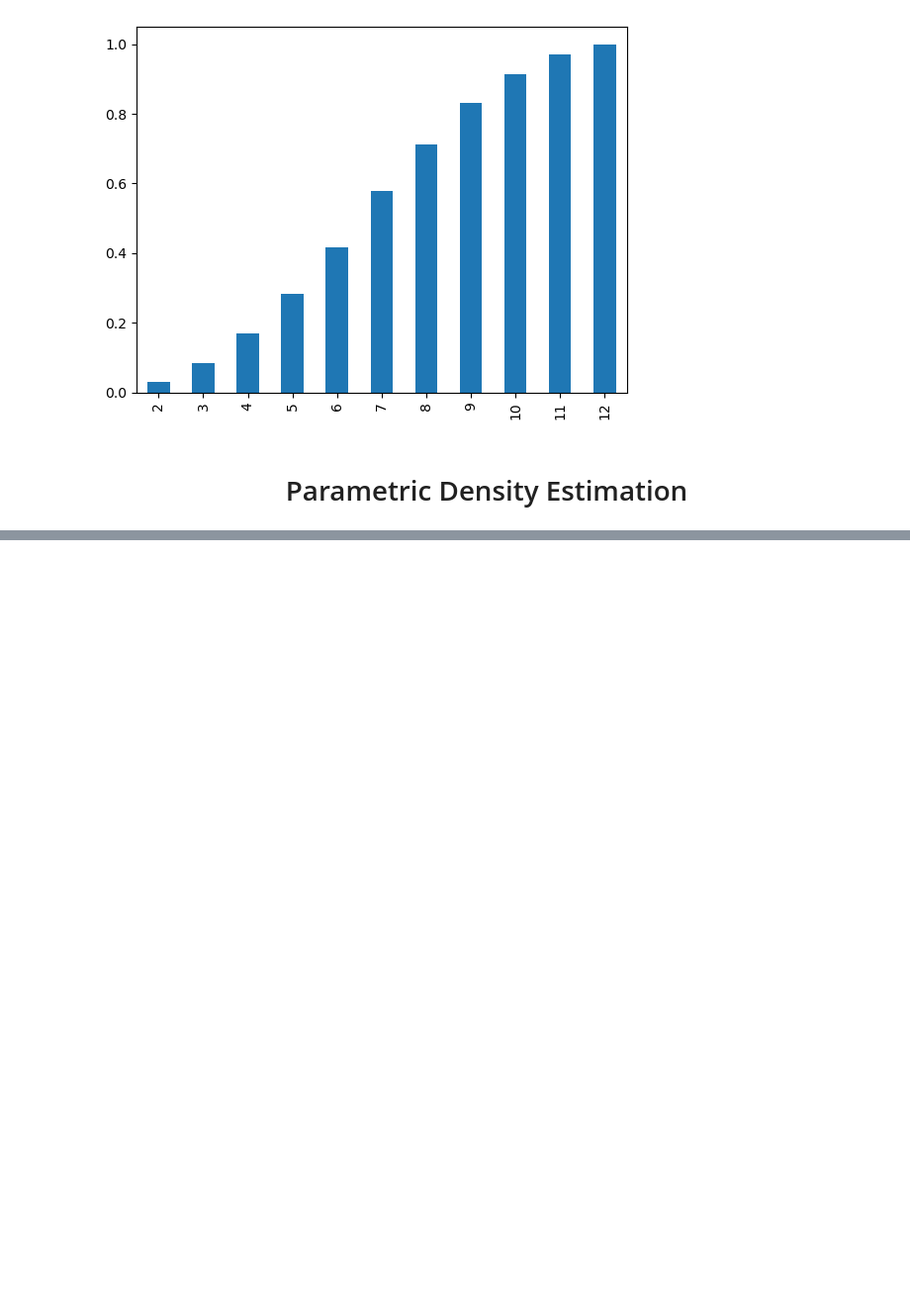
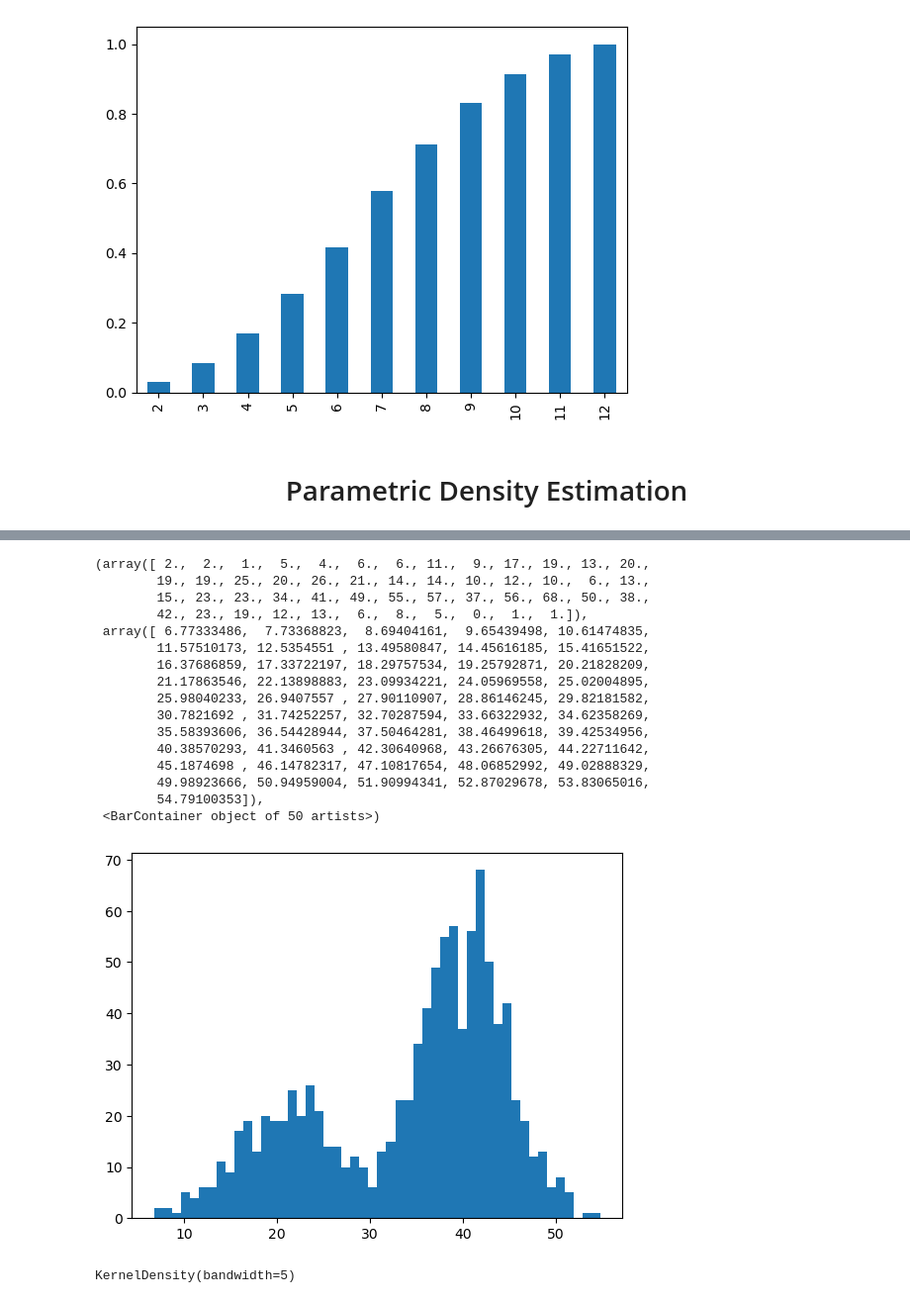
Before and after one commit to xploramit/Econometrics-using-python, a Jupyter notebook: Econometrics.ipynb, the cells around one changed output, grey strips where cells are left out. Shown at 99% size. Saved outputs shown, nothing was run; the diff lists cells and outputs as text; code cells hidden in the pictures; blank space fills up the shorter version.

```diff
--- a/Econometrics.ipynb
+++ b/Econometrics.ipynb
@@ -280,0 +344,5 @@ np.cumsum(s).plot(kind='bar')
+# %%
+# generate a sample
+sample1 = normal(loc=20, scale=5, size=300)
+sample2 = normal(loc=40, scale=5, size=700)
+sample = np.hstack((sample1, sample2))
@@ -280,0 +369,32 @@ np.cumsum(s).plot(kind='bar')
+# %%
+# plot histogram bins=50
+plt.hist(sample,bins=50)
+# %% [output]
+(array([ 2.,  2.,  1.,  5.,  4.,  6.,  6., 11.,  9., 17., 19., 13., 20.,
+        19., 19., 25., 20., 26., 21., 14., 14., 10., 12., 10.,  6., 13.,
+        15., 23., 23., 34., 41., 49., 55., 57., 37., 56., 68., 50., 38.,
+        42., 23., 19., 12., 13.,  6.,  8.,  5.,  0.,  1.,  1.]),
+ array([ 6.77333486,  7.73368823,  8.69404161,  9.65439498, 10.61474835,
+        11.57510173, 12.5354551 , 13.49580847, 14.45616185, 15.41651522,
+        16.37686859, 17.33722197, 18.29757534, 19.25792871, 20.21828209,
+        21.17863546, 22.13898883, 23.09934221, 24.05969558, 25.02004895,
+        25.98040233, 26.9407557 , 27.90110907, 28.86146245, 29.82181582,
+        30.7821692 , 31.74252257, 32.70287594, 33.66322932, 34.62358269,
+        35.58393606, 36.54428944, 37.50464281, 38.46499618, 39.42534956,
+        40.38570293, 41.3460563 , 42.30640968, 43.26676305, 44.22711642,
+        45.1874698 , 46.14782317, 47.10817654, 48.06852992, 49.02888329,
+        49.98923666, 50.94959004, 51.90994341, 52.87029678, 53.83065016,
+        54.79100353]),
+ <BarContainer object of 50 artists>)
+[figure, added]
+# %%
+from sklearn.neighbors import KernelDensity
+
+model = KernelDensity(bandwidth=5, kernel='gaussian')
+
+# convert data to a 2D array
+sample = sample.reshape((len(sample), 1))
+
+model.fit(sample)
+# %% [output]
+KernelDensity(bandwidth=5)
```
Also changed, not shown: parts of 45 cells of this notebook, 1 other file.
